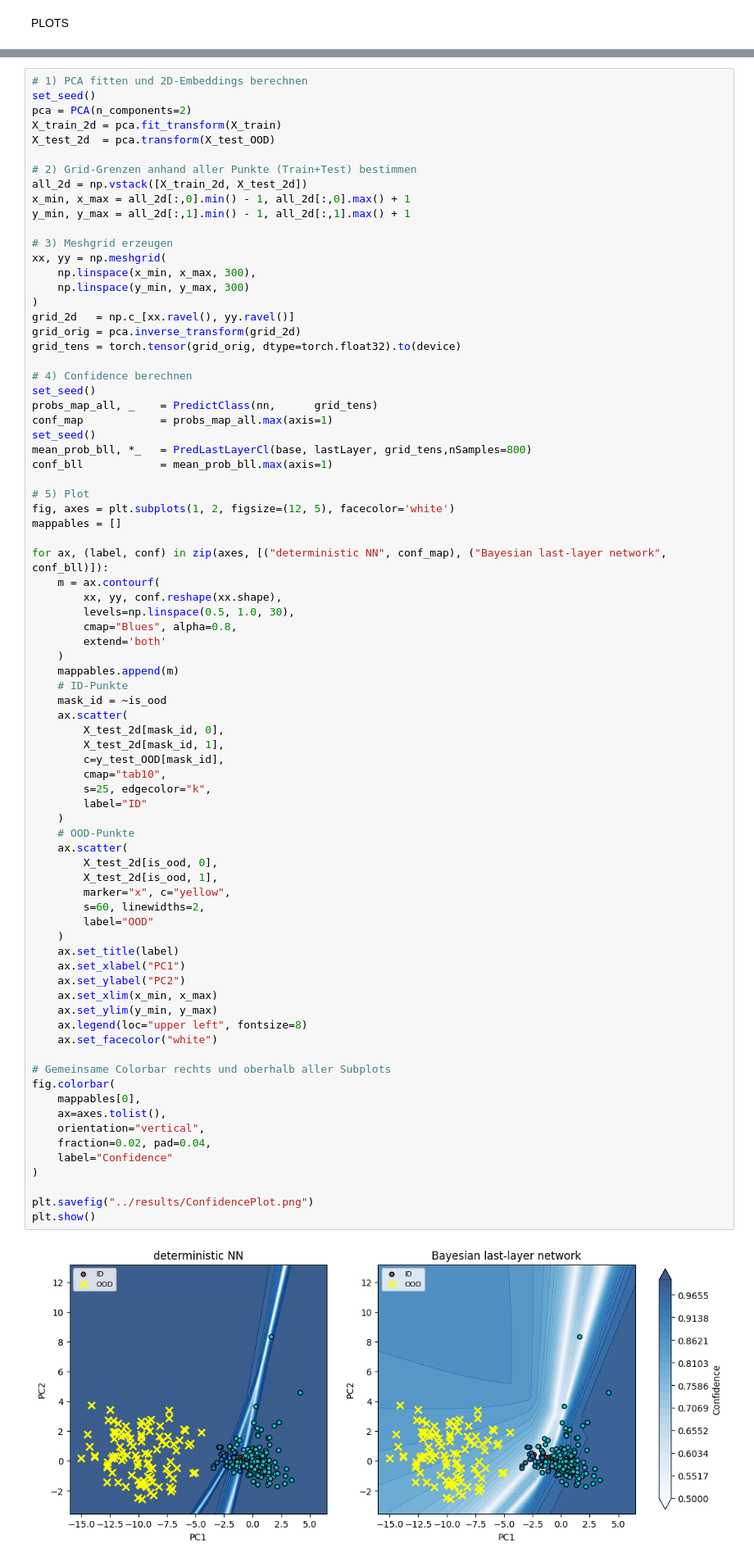
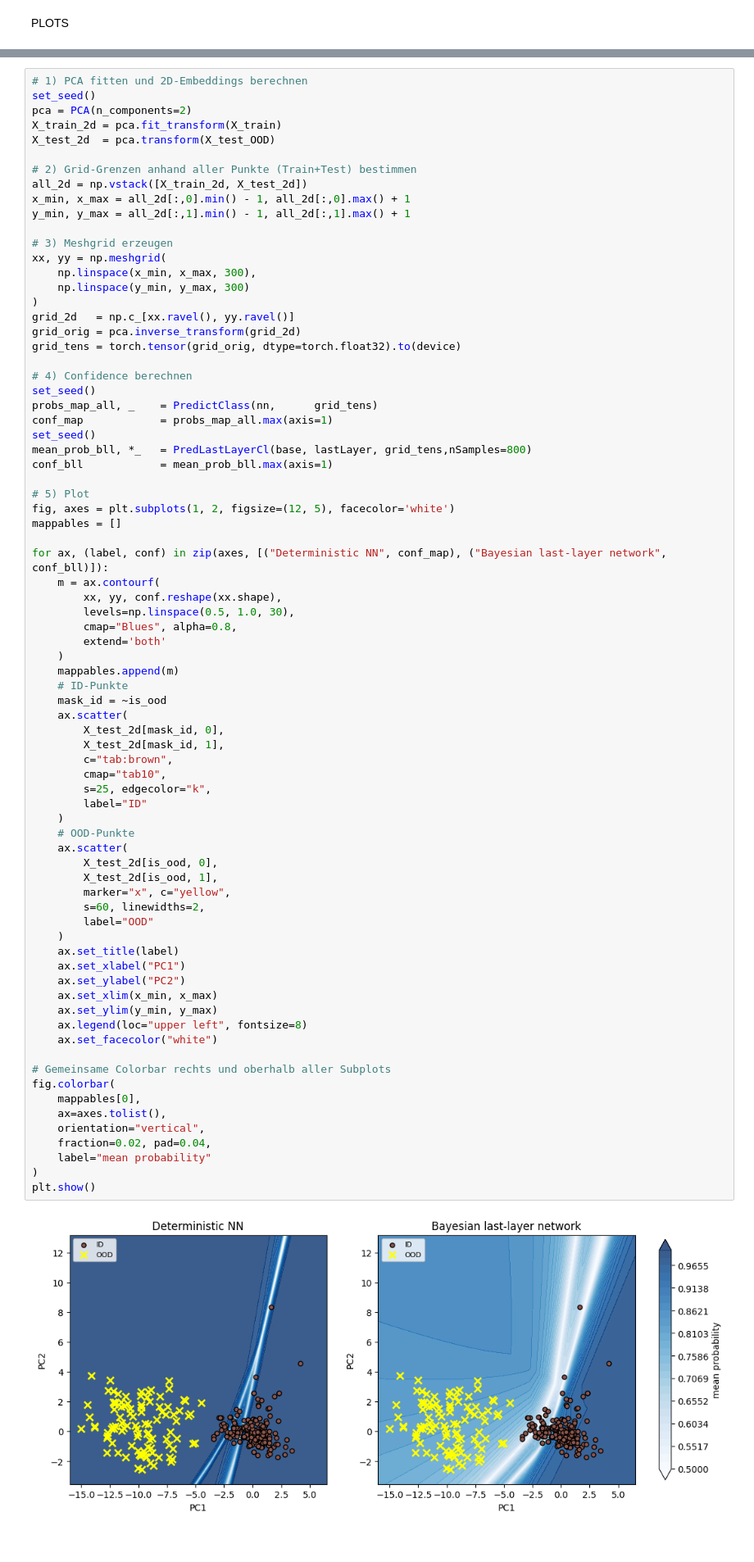
Before and after one commit to Kingmopser/ProbabilisticML, a Jupyter notebook: src/RealData.ipynb, the cells around one changed output, grey strips where cells are left out. Shown at 82% size. Drawn from its saved outputs; the diff is of its cells as text.

```diff
--- a/src/RealData.ipynb
+++ b/src/RealData.ipynb
@@ -355,7 +320,7 @@ conf_bll            = mean_prob_bll.max(axis=1)
 fig, axes = plt.subplots(1, 2, figsize=(12, 5), facecolor='white')
 mappables = []
 
-for ax, (label, conf) in zip(axes, [("deterministic NN", conf_map), ("Bayesian last-layer network", conf_bll)]):
+for ax, (label, conf) in zip(axes, [("Deterministic NN", conf_map), ("Bayesian last-layer network", conf_bll)]):
     m = ax.contourf(
         xx, yy, conf.reshape(xx.shape),
         levels=np.linspace(0.5, 1.0, 30),
@@ -368,40 +333,38 @@ for ax, (label, conf) in zip(axes, [("deterministic NN", conf_map), ("Bayesian l
     ax.scatter(
         X_test_2d[mask_id, 0],
         X_test_2d[mask_id, 1],
-        c=y_test_OOD[mask_id],
+        c="tab:brown",
         cmap="tab10",
         s=25, edgecolor="k",
         label="ID"
     )
     # OOD-Punkte
     ax.scatter(
         X_test_2d[is_ood, 0],
         X_test_2d[is_ood, 1],
         marker="x", c="yellow",
         s=60, linewidths=2,
         label="OOD"
     )
     ax.set_title(label)
     ax.set_xlabel("PC1")
     ax.set_ylabel("PC2")
     ax.set_xlim(x_min, x_max)
     ax.set_ylim(y_min, y_max)
     ax.legend(loc="upper left", fontsize=8)
     ax.set_facecolor("white")
 
 # Gemeinsame Colorbar rechts und oberhalb aller Subplots
 fig.colorbar(
     mappables[0],
     ax=axes.tolist(),
     orientation="vertical",
     fraction=0.02, pad=0.04,
-    label="Confidence"
+    label="mean probability"
 )
-
-plt.savefig("../results/ConfidencePlot.png")
 plt.show()
 # %% [output]
-[figure, old version]
+[figure, new version]
 # %%
 labels = np.concatenate([np.zeros_like(pred_ent_ID), np.ones_like(pred_ent_OOD)])
 scores = np.concatenate([pred_ent_ID, pred_ent_OOD])  # oder -energy, -max_logit etc.
```
Also changed, not shown: parts of 7 cells of this notebook, 2 other files.
